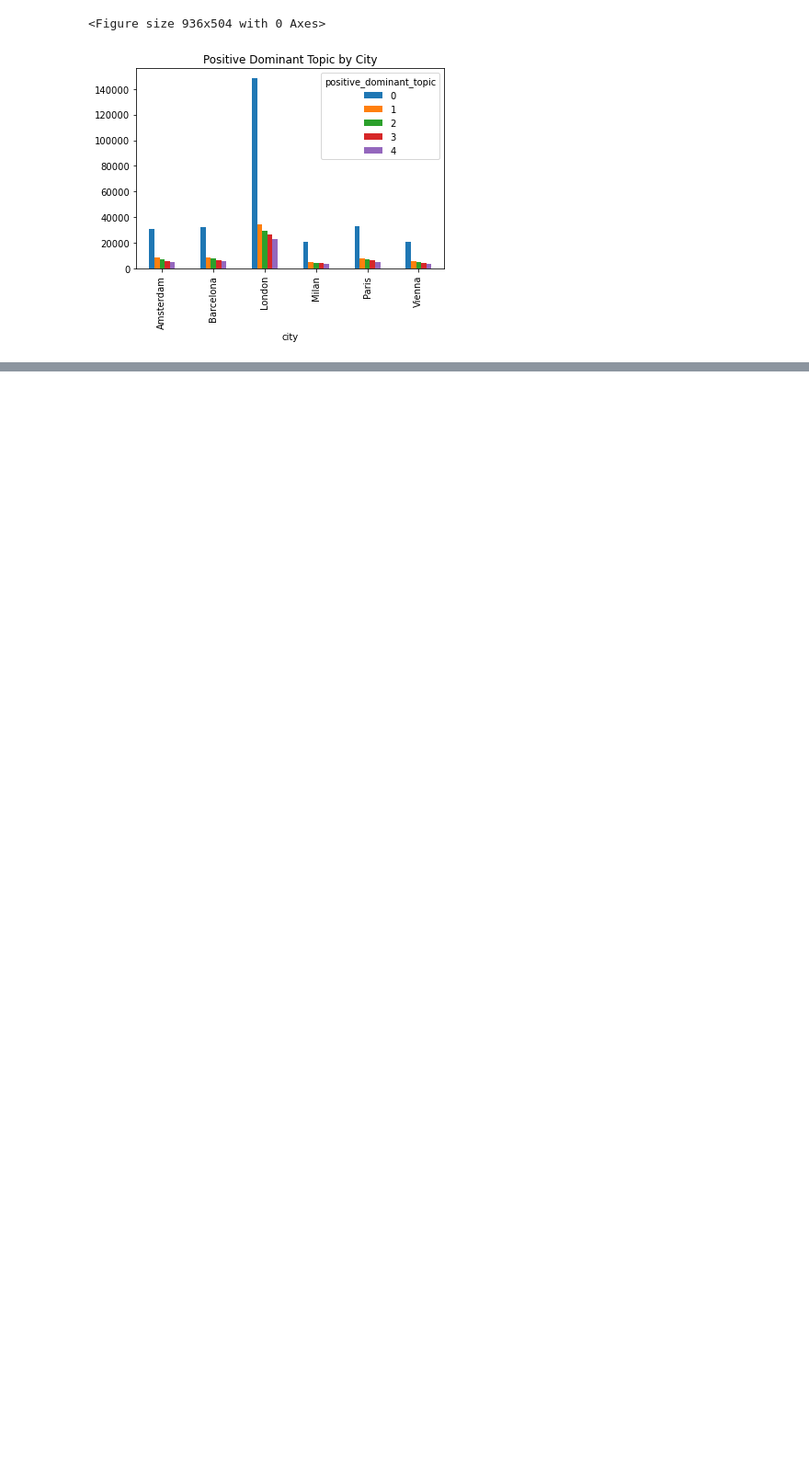
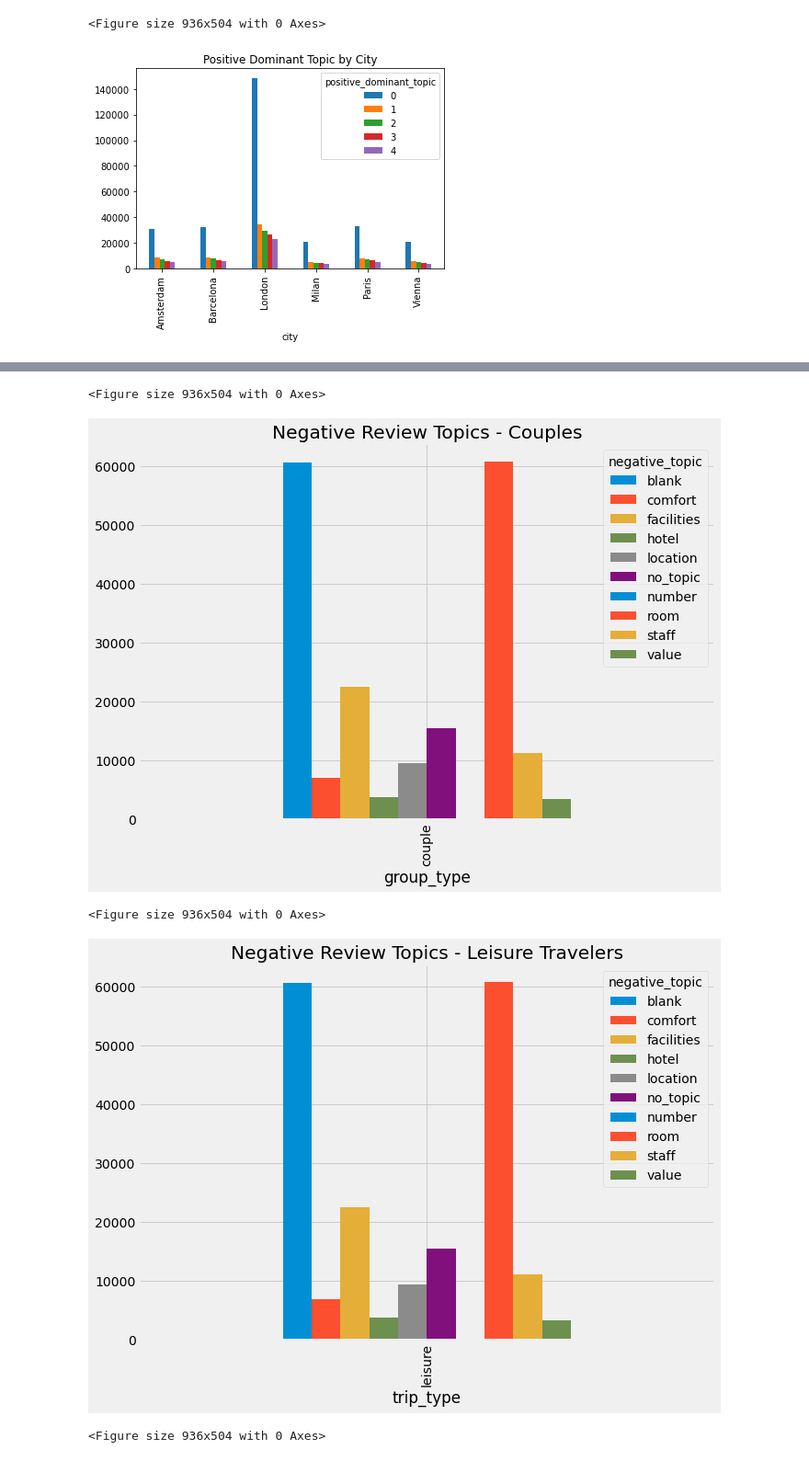
Before and after one commit to InPersonAnalysis/customer_review_capston, a Jupyter notebook: tarrence_explore.ipynb, the cells around one changed output, grey strips where cells are left out. Shown at 92% size. Drawn from its saved outputs; the diff is of its cells as text; code cells hidden in the pictures; blank space fills up the shorter version.

```diff
--- a/tarrence_explore.ipynb
+++ b/tarrence_explore.ipynb
@@ -441,0 +562,17 @@ plt.show()
+# %%
+plt.figure(figsize=(13,7))
+pd.crosstab(interest_groups.group_type, interest_groups.negative_topic).plot.bar()
+plt.title('Negative Review Topics - Couples')
+plt.figure(figsize=(13,7))
+pd.crosstab(interest_groups.trip_type, interest_groups.negative_topic).plot.bar()
+plt.title('Negative Review Topics - Leisure Travelers')
+plt.figure(figsize=(13,7))
+pd.crosstab(interest_groups.nights_stayed, interest_groups.negative_topic).plot.bar()
+plt.title('Negative Review Topics - 3 Nights Or Less')
+plt.tight_layout()
+# %% [output]
+<Figure size 936x504 with 0 Axes>
+[figure, added]
+<Figure size 936x504 with 0 Axes>
+[figure, added]
+<Figure size 936x504 with 0 Axes>
```
Also changed, not shown: parts of 17 cells of this notebook.
